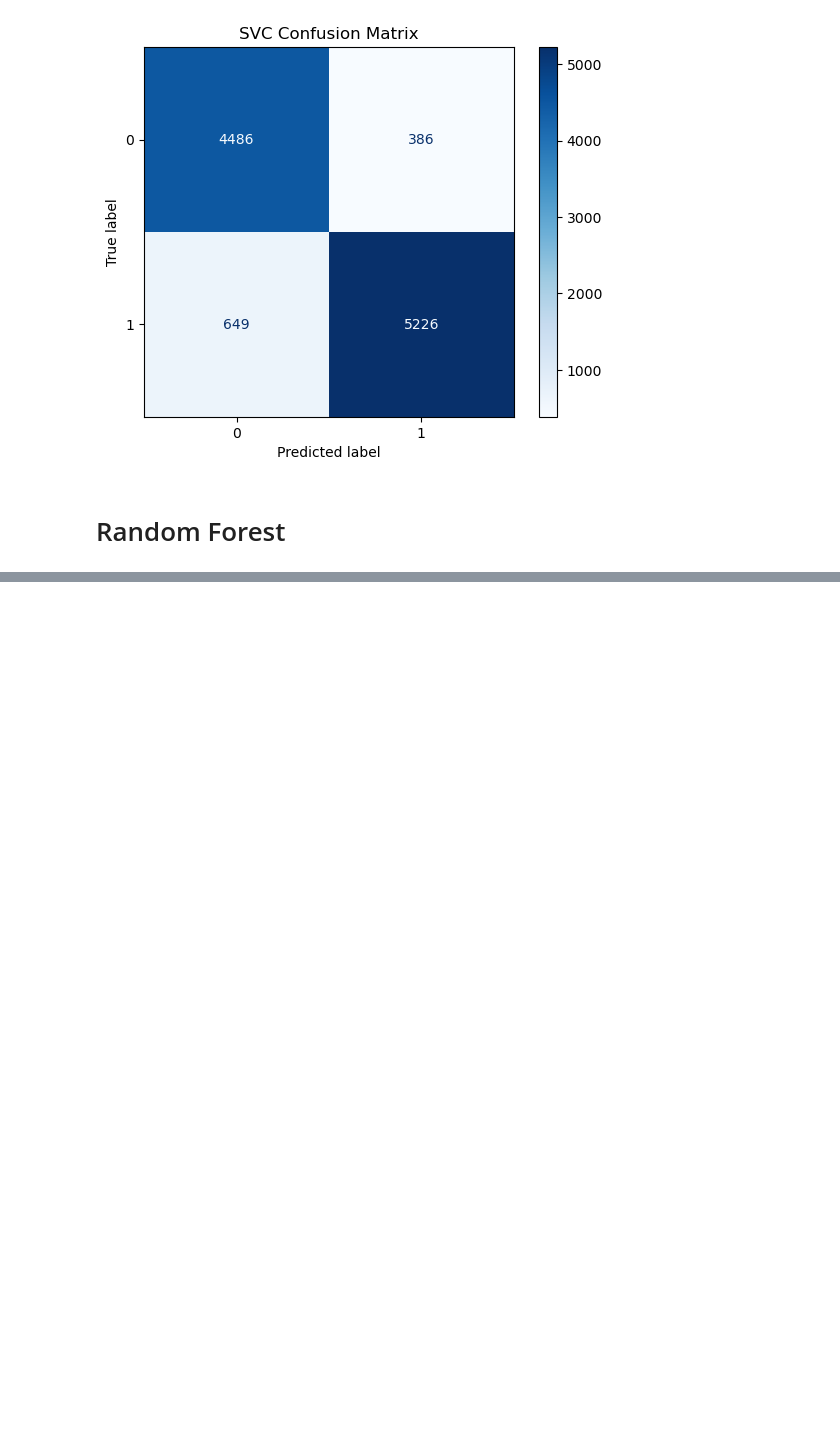
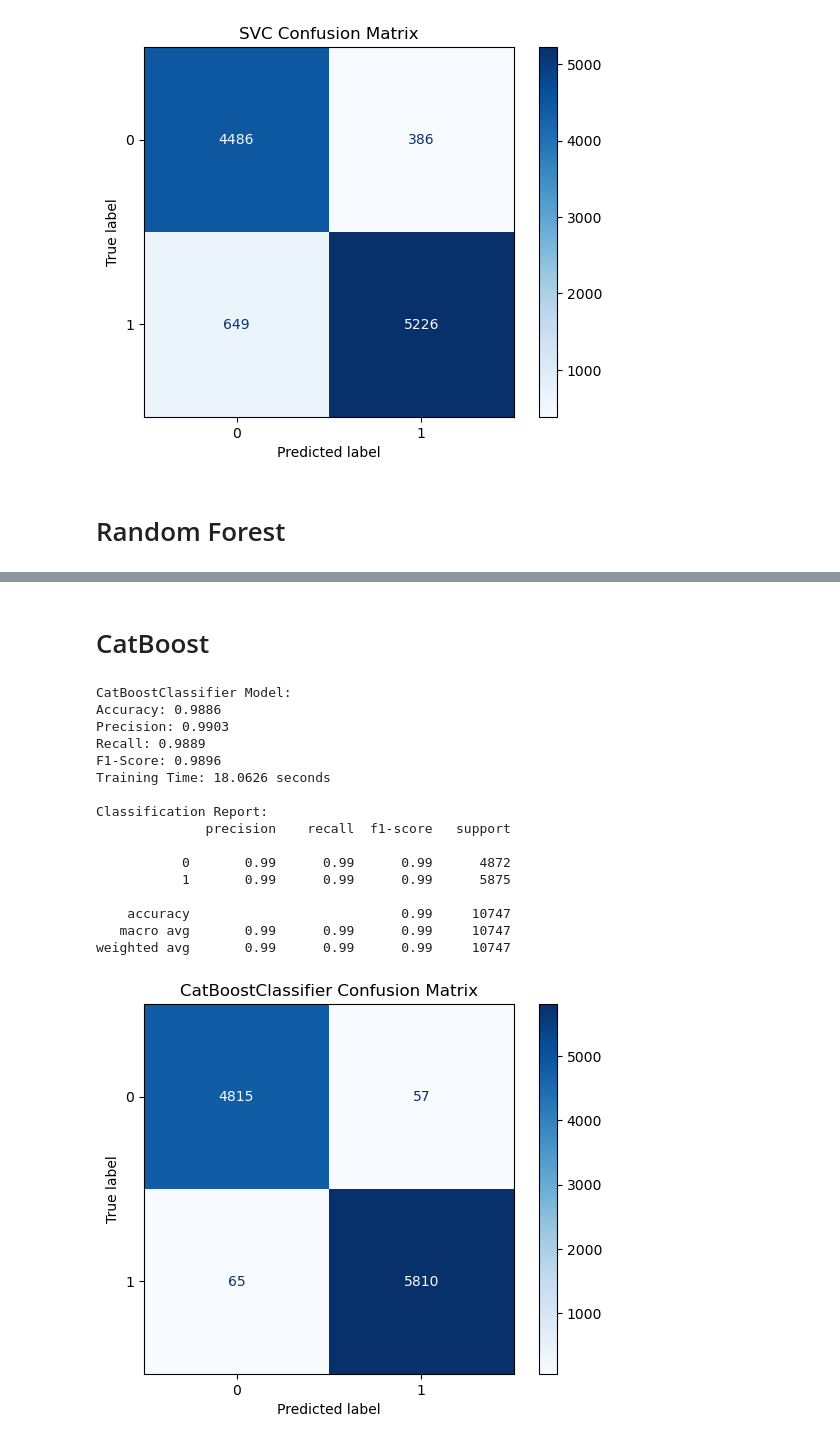
Before and after one commit to farah7566/Mushroom-Classification, a Jupyter notebook: ML Comp.ipynb, the cells around one changed output, grey strips where cells are left out. Cells and saved outputs as stored; diff of their text form; code cells hidden in the pictures; blank space fills up the shorter version.

```diff
--- a/ML Comp.ipynb
+++ b/ML Comp.ipynb
@@ -436,3 +303,29 @@ Classification Report:
    macro avg       0.99      0.99      0.99     10747
 weighted avg       0.99      0.99      0.99     10747
 [figure]
+# %% [markdown]
+# CatBoost
+# %%
+#Initialize CatBoostClassifier
+catboost_model = CatBoostClassifier(verbose=0, random_state=42)
+
+#Evaluate CatBoost Model
+evaluate_model(catboost_model, X_train, y_train, X_test, y_test)
+# %% [output]
+CatBoostClassifier Model:
+Accuracy: 0.9886
+Precision: 0.9903
+Recall: 0.9889
+F1-Score: 0.9896
+Training Time: 18.0626 seconds
+
+Classification Report:
+              precision    recall  f1-score   support
+
+           0       0.99      0.99      0.99      4872
+           1       0.99      0.99      0.99      5875
+
+    accuracy                           0.99     10747
+   macro avg       0.99      0.99      0.99     10747
+weighted avg       0.99      0.99      0.99     10747
+[figure, added]
```
Also changed, not shown: parts of 12 cells of this notebook.
